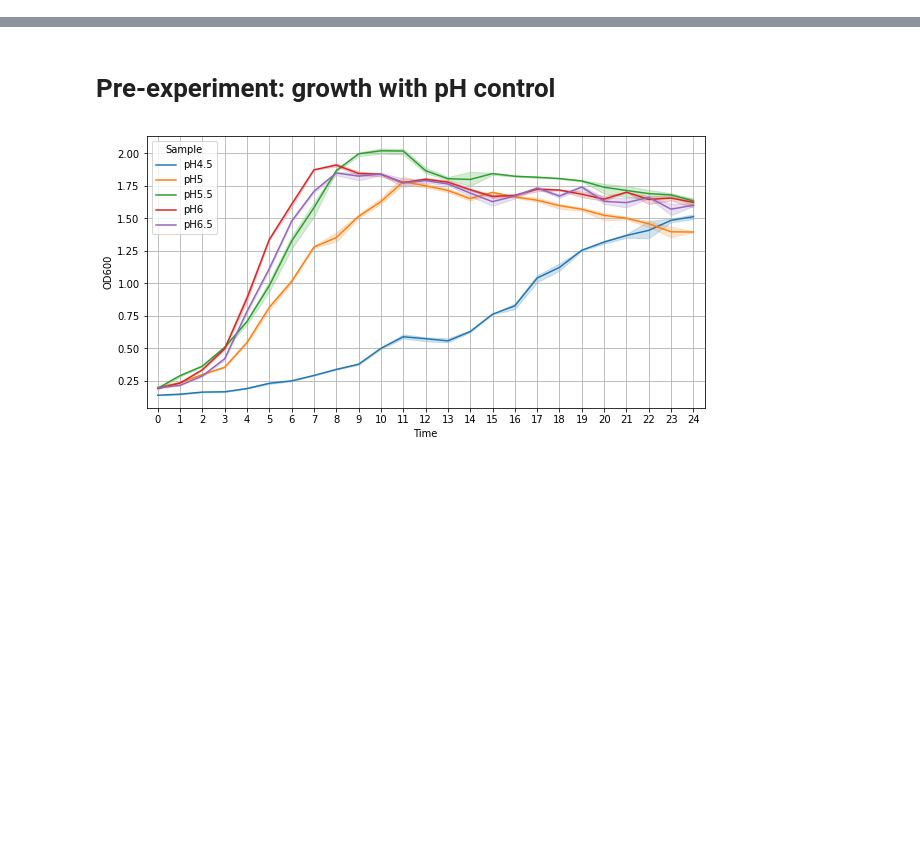
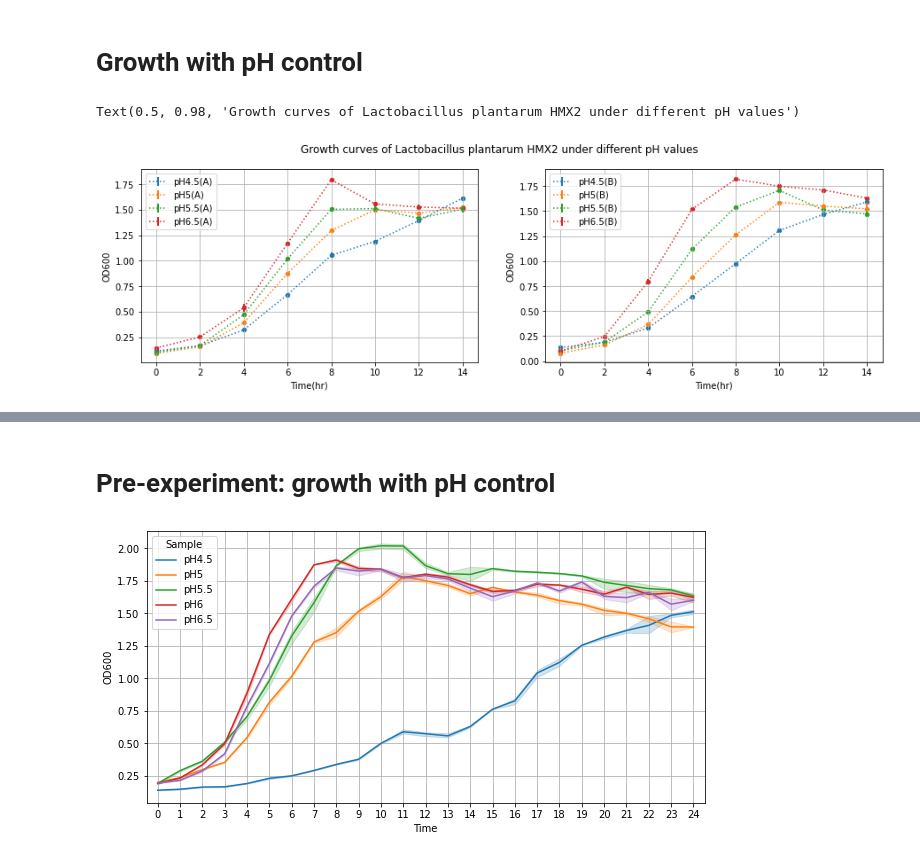
Before and after one commit to SizheQiu/LbPtEPS, a Jupyter notebook: workflow/Data_process.ipynb, the cells around one changed output, grey strips where cells are left out. Saved outputs shown, nothing was run; the diff lists cells and outputs as text; code cells hidden in the pictures; blank space fills up the shorter version.

```diff
--- a/workflow/Data_process.ipynb
+++ b/workflow/Data_process.ipynb
@@ -8,3 +8,33 @@ import seaborn as sns
 from Bio import SeqIO
 from Bio.Seq import Seq
 from Bio.SeqRecord import SeqRecord
+# %% [markdown]
+# Growth with pH control
+# %%
+growth_A = pd.read_excel('../data/Exp_data/Growth_pHcontrol_A.xlsx')
+growth_B = pd.read_excel('../data/Exp_data/Growth_pHcontrol_B.xlsx')
+# %%
+fig, axs = plt.subplots(1,2,figsize=(15,4))
+times = np.arange(0,16,2)
+for x in [4.5, 5, 5.5, 6.5]:
+    temp_pd = (growth_A[growth_A['pH']==x]).reset_index().drop(['index'],axis=1)
+    y = np.mean( temp_pd.iloc[:,2:5].values, axis=1)
+    yerr = np.std( temp_pd.iloc[:,2:5].values, axis=1)
+    axs[0].errorbar( times, y, yerr=yerr, linestyle='dotted', elinewidth=2, label='pH'+str(x)+'(A)')
+    axs[0].scatter(times, y,s=20)
+
+for x in [4.5, 5, 5.5, 6.5]:
+    temp_pd = (growth_B[growth_B['pH']==x]).reset_index().drop(['index'],axis=1)
+    y = np.mean( temp_pd.iloc[:,2:5].values, axis=1)
+    yerr = np.std( temp_pd.iloc[:,2:5].values, axis=1)
+    axs[1].errorbar( times, y, yerr=yerr, linestyle='dotted', elinewidth=2, label='pH'+str(x)+'(B)')
+    axs[1].scatter(times, y,s=20)
+for ax in axs:
+    ax.legend()
+    ax.grid()
+    ax.set_xlabel('Time(hr)')
+    ax.set_ylabel('OD600')
+plt.suptitle('Growth curves of Lactobacillus plantarum HMX2 under different pH values')
+# %% [output]
+Text(0.5, 0.98, 'Growth curves of Lactobacillus plantarum HMX2 under different pH values')
+[figure, added]
```
Also changed, not shown: parts of 9 cells of this notebook, 10 other files.
